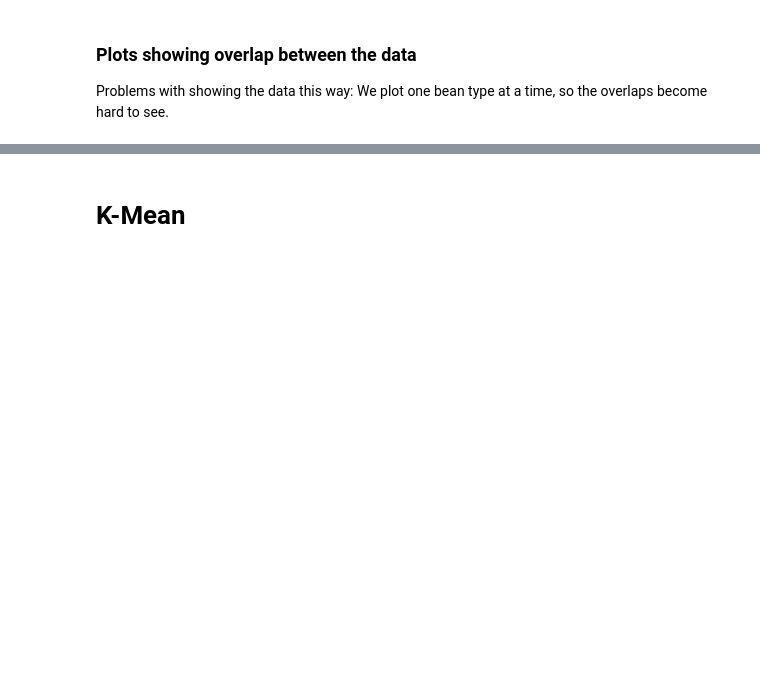
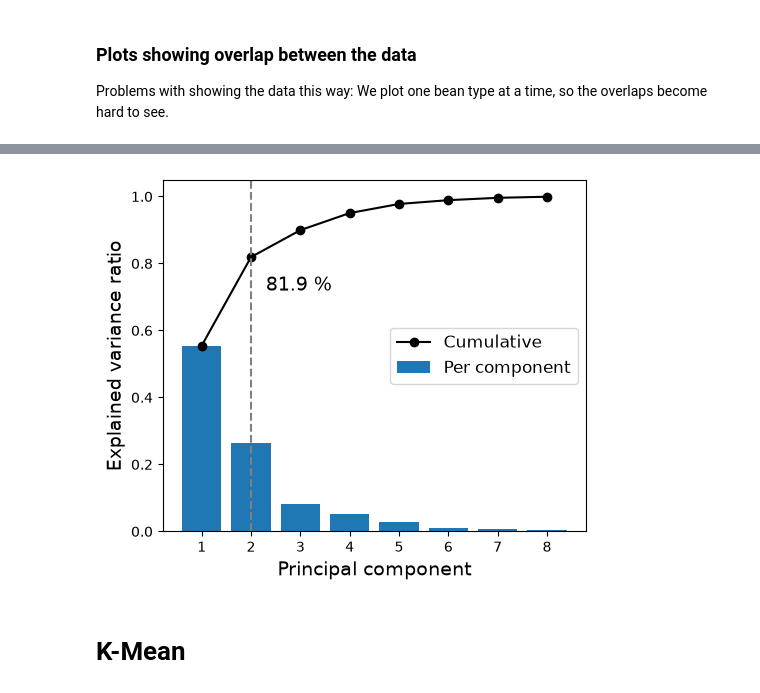
Before and after one commit to RadiantPilot/FYS-2021-Bean, a Jupyter notebook: Code.ipynb, the cells around one changed output, grey strips where cells are left out. Saved outputs shown, nothing was run; the diff lists cells and outputs as text; code cells hidden in the pictures; blank space fills up the shorter version.

```diff
--- a/Code.ipynb
+++ b/Code.ipynb
@@ -185,3 +185,23 @@ plt.show()
+# %%
+
+
+ev = pca.explained_variance_ratio_[:8]          # de 8 første komponentene
+cum = np.cumsum(ev)
+x = np.arange(1, len(ev) + 1)
+
+fig, ax = plt.subplots(figsize=(5.1, 4.3))
+ax.bar(x, ev, label="Per component")
+ax.plot(x, cum, marker="o", color="black", label="Cumulative")
+ax.axvline(2, linestyle="--", color="grey")
+ax.annotate(f"{cum[1]*100:.1f} %", (2, cum[1]), xytext=(2.3, cum[1] - 0.1), fontsize=14)
+ax.set_xlabel("Principal component", fontsize=14)
+ax.set_ylabel("Explained variance ratio", fontsize=14)
+ax.set_xticks(x)
+ax.legend(fontsize=12)
+fig.tight_layout()
+fig.savefig("scree.png", dpi=300)
+# %% [output]
+[figure, added]
 # %% [markdown]
 # K-Mean
 # %%
```
Also changed, not shown: parts of 4 cells of this notebook, 8 other files.
